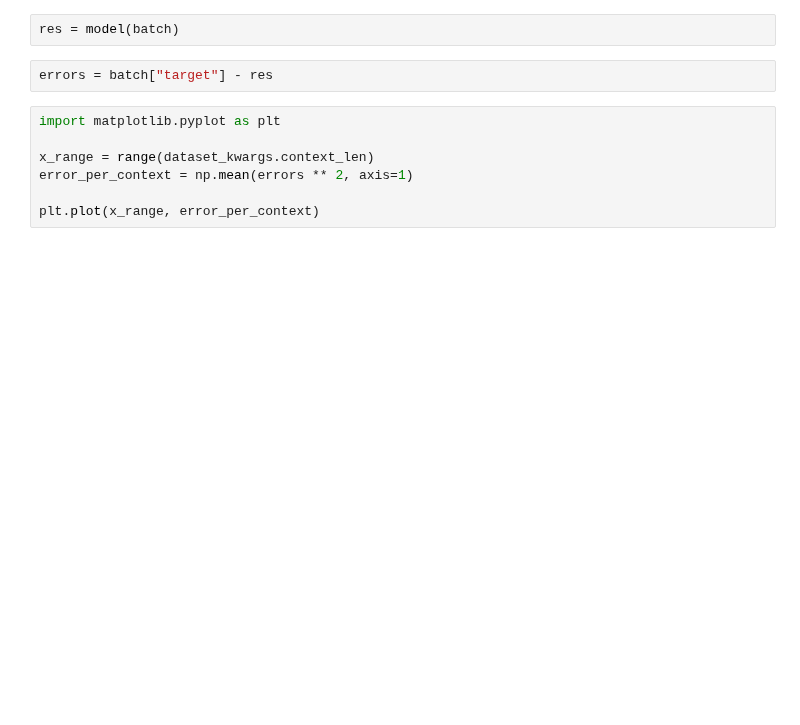
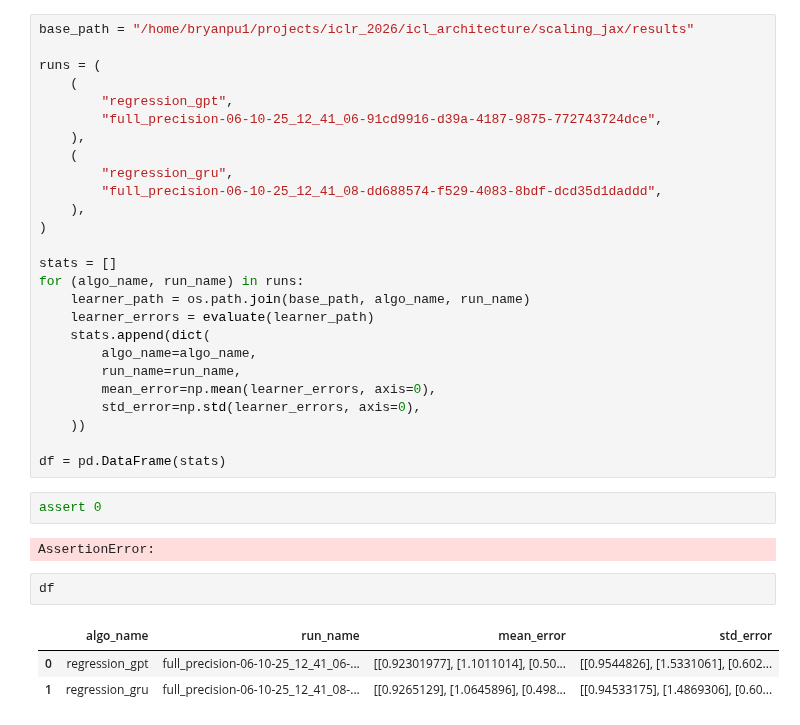
Before and after one commit to chanb/scaling_jax, a Jupyter notebook: src/evaluations/interactive.ipynb, the cells around one changed output. Saved outputs shown, nothing was run; the diff lists cells and outputs as text; blank space fills up the shorter version.

```diff
--- a/src/evaluations/interactive.ipynb
+++ b/src/evaluations/interactive.ipynb
@@ -70,11 +71,36 @@ batch["example"].shape
-# %%
-res = model(batch)
-# %%
-errors = batch["target"] - res
-# %%
-import matplotlib.pyplot as plt
-
-x_range = range(dataset_kwargs.context_len)
-error_per_context = np.mean(errors ** 2, axis=1)
-
-plt.plot(x_range, error_per_context)
+# %%
+base_path = "/home/bryanpu1/projects/iclr_2026/icl_architecture/scaling_jax/results"
+
+runs = (
+    (
+        "regression_gpt",
+        "full_precision-06-10-25_12_41_06-91cd9916-d39a-4187-9875-772743724dce",
+    ),
+    (
+        "regression_gru",
+        "full_precision-06-10-25_12_41_08-dd688574-f529-4083-8bdf-dcd35d1daddd",
+    ),
+)
+
+stats = []
+for (algo_name, run_name) in runs:
+    learner_path = os.path.join(base_path, algo_name, run_name)
+    learner_errors = evaluate(learner_path)
+    stats.append(dict(
+        algo_name=algo_name,
+        run_name=run_name,
+        mean_error=np.mean(learner_errors, axis=0),
+        std_error=np.std(learner_errors, axis=0),
+    ))
+
+df = pd.DataFrame(stats)
+# %%
+assert 0
+# %% [output]
+AssertionError:
+# %%
+df
+# %% [output]
+|  | algo_name | run_name | mean_error | std_error |
+| 0 | regression_gpt | full_precision-06-10-25_12_41_06-... | [[0.92301977], [1.1011014], [0.50... | [[0.9544826], [1.5331061], [0.602... |
+| 1 | regression_gru | full_precision-06-10-25_12_41_08-... | [[0.9265129], [1.0645896], [0.498... | [[0.94533175], [1.4869306], [0.60... |
```
Also changed, not shown: parts of 10 cells of this notebook, 3 other files.
